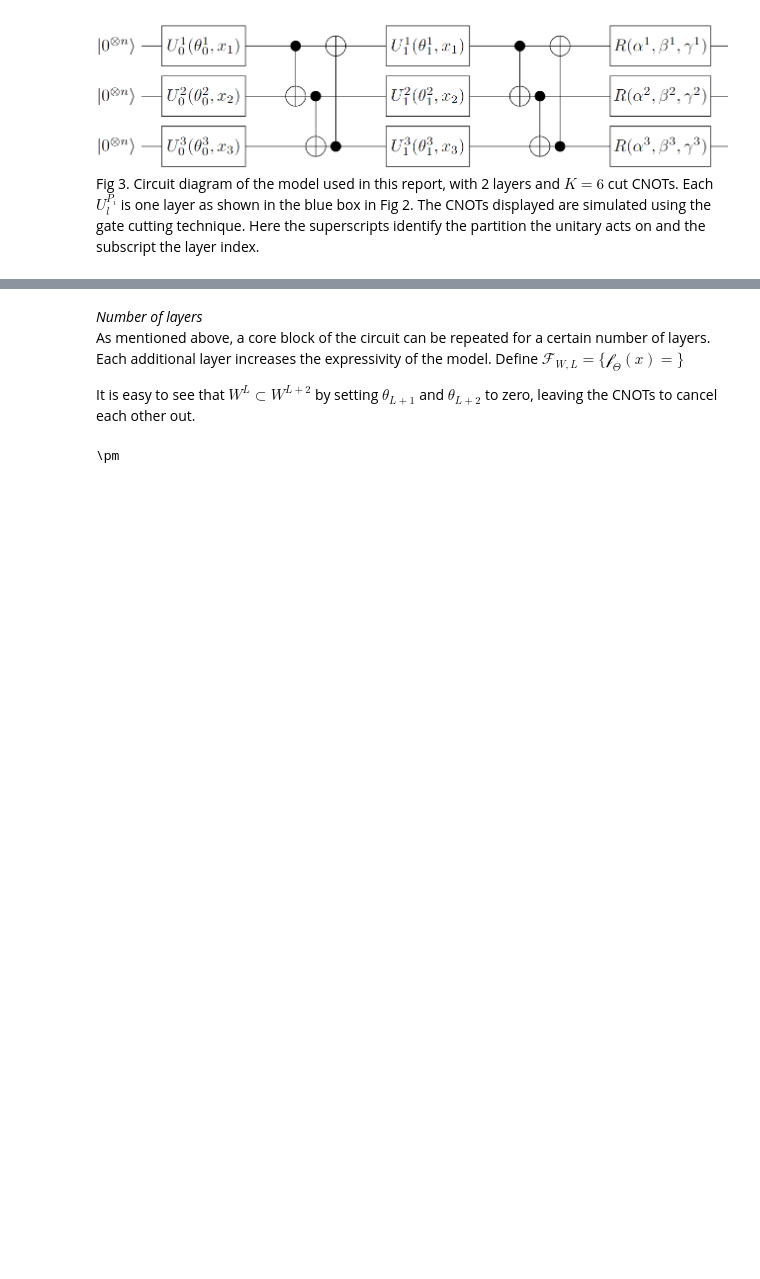
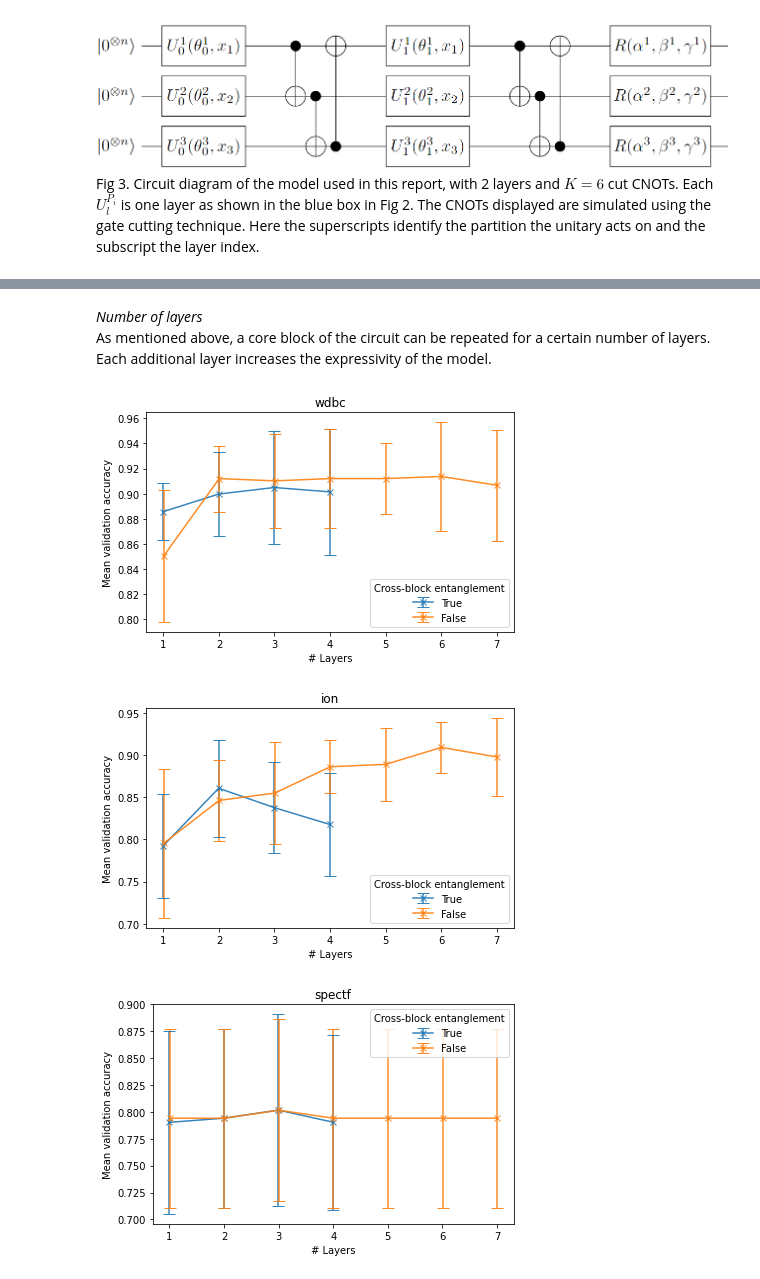
Before and after one commit to MariusvanLaar/MSc-thesis, a Jupyter notebook: Justifications.ipynb, the cells around one changed output, grey strips where cells are left out. Cells and saved outputs as stored; diff of their text form; code cells hidden in the pictures; blank space fills up the shorter version.

```diff
--- a/Justifications.ipynb
+++ b/Justifications.ipynb
@@ -278,9 +335,55 @@ print(v_tab)
 # %% [markdown]
 *Number of layers* <br>
-As mentioned above, a core block of the circuit can be repeated for a certain number of layers. Each additional layer increases the expressivity of the model. Define $\mathcal{F}_{W, L}= \{\mathcal{f}_{\Theta}(x) = \}$
-
-It is easy to see that $W^{L} \subset W^{L+2}$ by setting $\theta_{L+1}$ and $\theta_{L+2}$ to zero, leaving the CNOTs to cancel each other out.
+As mentioned above, a core block of the circuit can be repeated for a certain number of layers. Each additional layer increases the expressivity of the model.
 # %%
-print(f"\pm")
+models = ["PQC-4S", "PQC-4T"]
+datasets = ["wdbc", "ion", "spectf"]
+
+def mod_label(model):
+    if model == "PQC-4S":
+        return True
+    elif model == "PQC-4T":
+        return False
+
+for d in datasets:
+    for j, MOD in enumerate(models):
+        #print(MOD)
+        layrs_found = []
+        mean_v_acc = []
+        mean_g_err = []
+        mean_v_std = []
+        for layer in range(1,8):
+            fname = f"runs/Exp15*{d}-*{MOD}-{layer}-2-5*.pkl"
+            files = glob.glob(fname)
+            v_accs = np.zeros((len(files)))
+            t_accs = np.zeros((len(files)))
+            g_err = np.zeros((len(files)))
+            if len(files) >= 1:
+                for i, f in enumerate(files):
+                    pickle_open = open(f, 'rb')
+                    run_dict = pickle.load(pickle_open)
+                    pickle_open.close()
+                    v_accs[i] = run_dict["validation_accuracy"][-1]
+                    t_accs[i] = run_dict["training_acc"][-1]
+                    g_err[i] = run_dict["training_acc"][-1] - run_dict["validation_accuracy"][-1]
+
+                mean_v_acc.append(np.mean(v_accs))
+                mean_v_std.append(np.std(v_accs))
+                mean_g_err.append(np.mean(g_err))
+                layrs_found.append(layer)
+
+        plt.errorbar(np.array(layrs_found)+(j-0.5)*0.01, mean_v_acc, yerr=mean_v_std, fmt="x-", label=mod_label(MOD),
+                     alpha=0.9, capsize=6)
+        #ax[j].plot(layrs_found, mean_g_err, "x-", label=MOD)
+    plt.xlabel("# Layers")
+    plt.ylabel("Mean validation accuracy")
+    plt.title(d)
+    #ax[0].set_ylabel("Mean generalization error")
+    plt.tight_layout()
+    plt.legend(title="Cross-block entanglement")
+
+    plt.show()
 # %% [output]
-\pm
+[figure, added]
+[figure, added]
+[figure, added]
```
Also changed, not shown: parts of 16 cells of this notebook, 21 other files.
